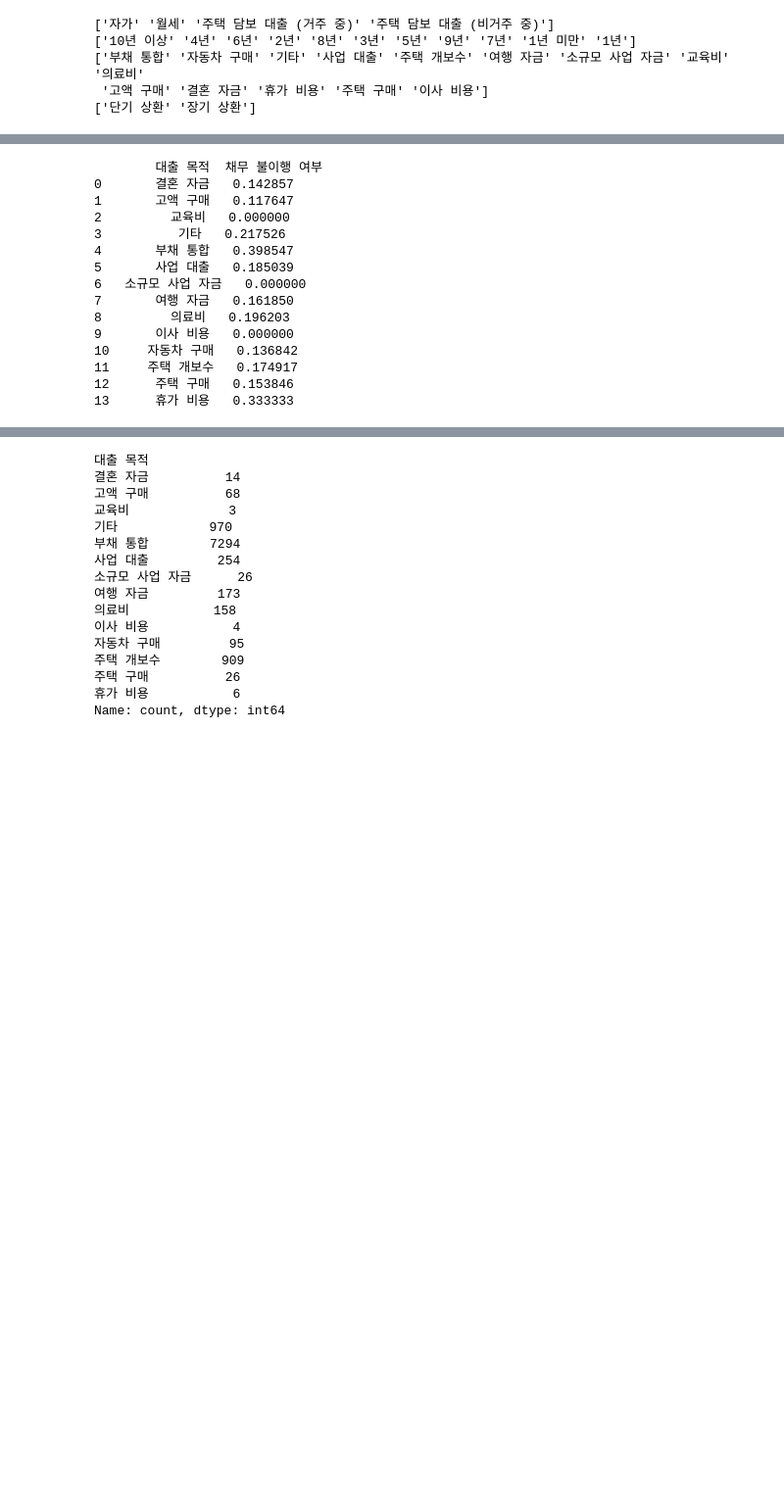
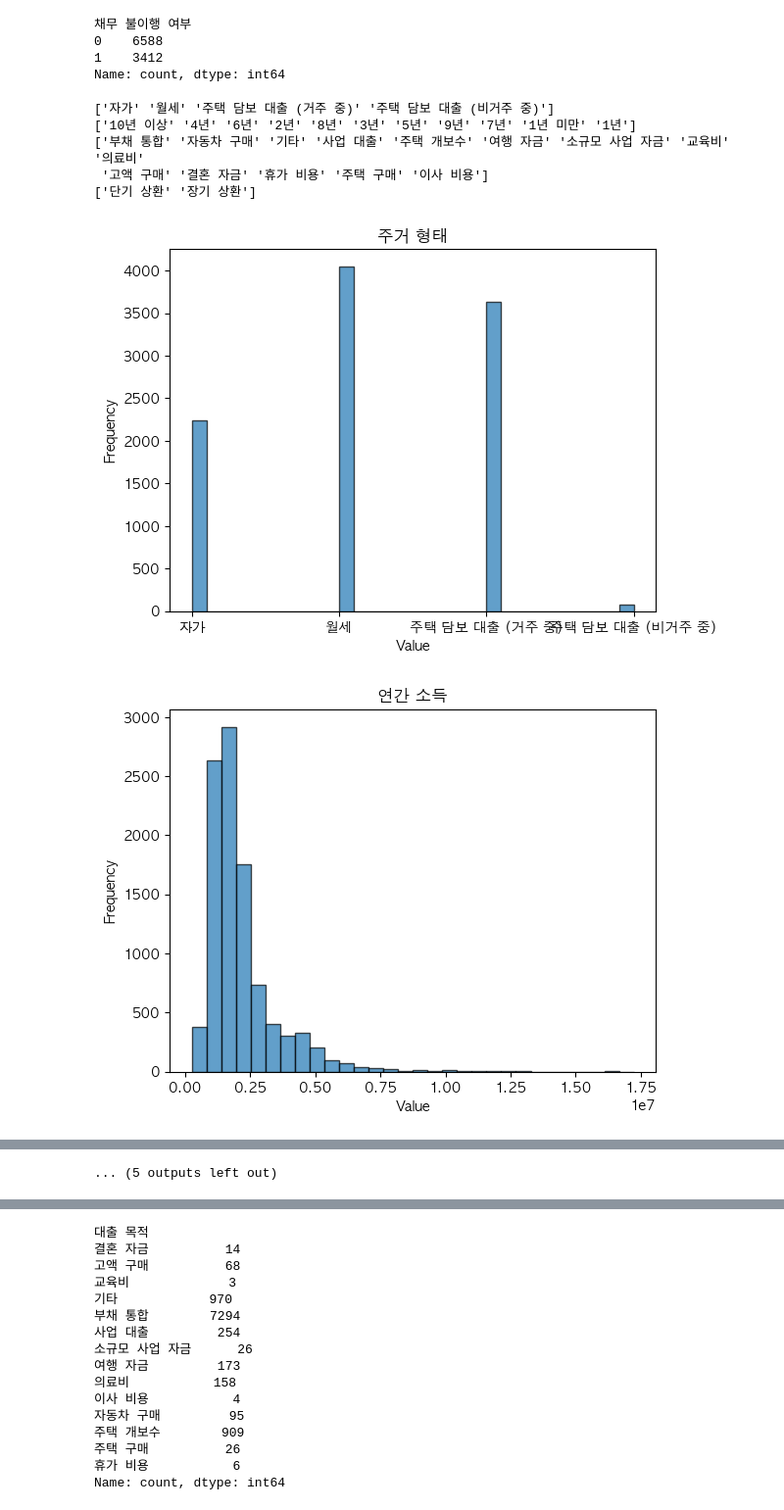
Before and after one commit to Corsair-1bil/test, a Jupyter notebook: 시각화.ipynb, the cells around one changed output, grey strips where cells are left out. Shown: that part at 98% size. Saved outputs shown, nothing was run; the diff lists cells and outputs as text; code cells hidden in the pictures; blank space fills up the shorter version.

```diff
--- a/시각화.ipynb
+++ b/시각화.ipynb
@@ -21,0 +13,3 @@ Index(['주거 형태', '연간 소득', '현재 직장 근속 연수', '체납
+# %%
+columns=list(train_df.columns)
+print(columns)
@@ -22,3 +18,10 @@ Index(['주거 형태', '연간 소득', '현재 직장 근속 연수', '체납
+# %%
+train_df["채무 불이행 여부"].value_counts()
+# %% [output]
+채무 불이행 여부
+0    6588
+1    3412
+Name: count, dtype: int64
 # %%
 categorical_col = [
     '주거 형태',
@@ -49,9 +54,14 @@ font_prop = fm.FontProperties(fname=font_path)
 # 폰트 적용
 plt.rc('font', family=font_prop.get_name())
 # %%
-for col in train_df.columns:
+# feature 별 개수 확인
+
+for col in columns:
     plt.hist(train_df[col], bins=30, edgecolor='black', alpha=0.7)
     plt.title(col)
     plt.xlabel('Value')
     plt.ylabel('Frequency')
     plt.show()
+# %% [output]
+[figure, added]
+[figure, added]
@@ -58,25 +78,2 @@ for col in train_df.columns:
+... (5 outputs left out)
-# %%
-df = pd.DataFrame(train_df)
-
-# col1 그룹별 col2가 1인 비율 계산
-col2_ratio = df.groupby("대출 목적")["채무 불이행 여부"].mean().reset_index()
-
-# 결과 출력
-print(col2_ratio)
-# %% [output]
-        대출 목적  채무 불이행 여부
-0       결혼 자금   0.142857
-1       고액 구매   0.117647
-2         교육비   0.000000
-3          기타   0.217526
-4       부채 통합   0.398547
-5       사업 대출   0.185039
-6   소규모 사업 자금   0.000000
-7       여행 자금   0.161850
-8         의료비   0.196203
-9       이사 비용   0.000000
-10     자동차 구매   0.136842
-11     주택 개보수   0.174917
-12      주택 구매   0.153846
-13      휴가 비용   0.333333
 # %%
```
Also changed, not shown: parts of 12 cells of this notebook, 1 other file.
